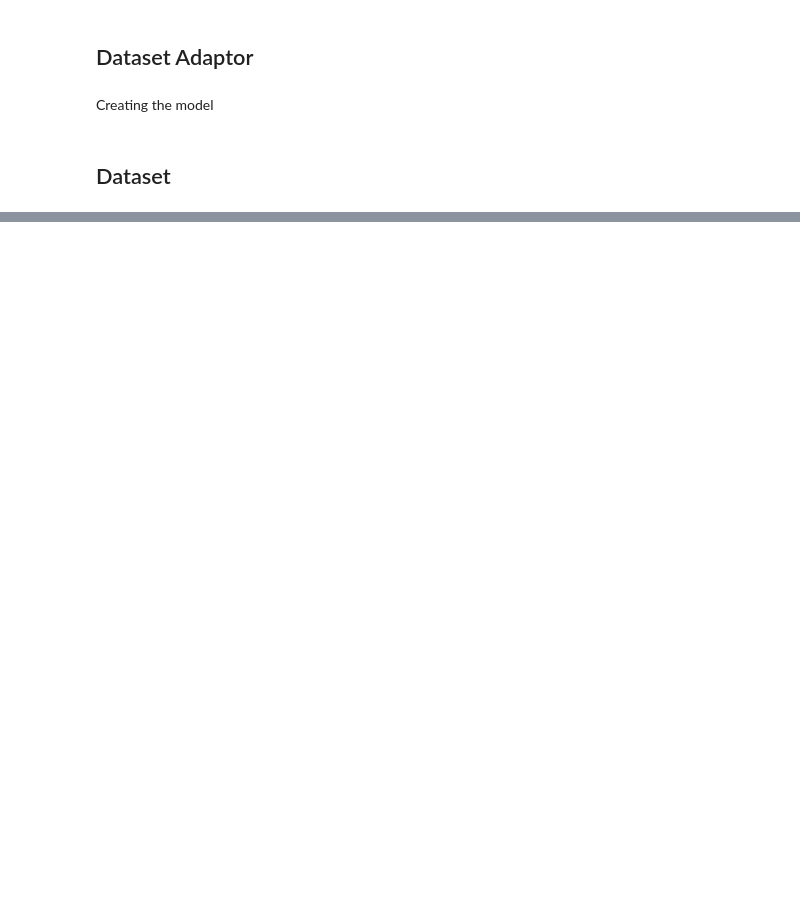
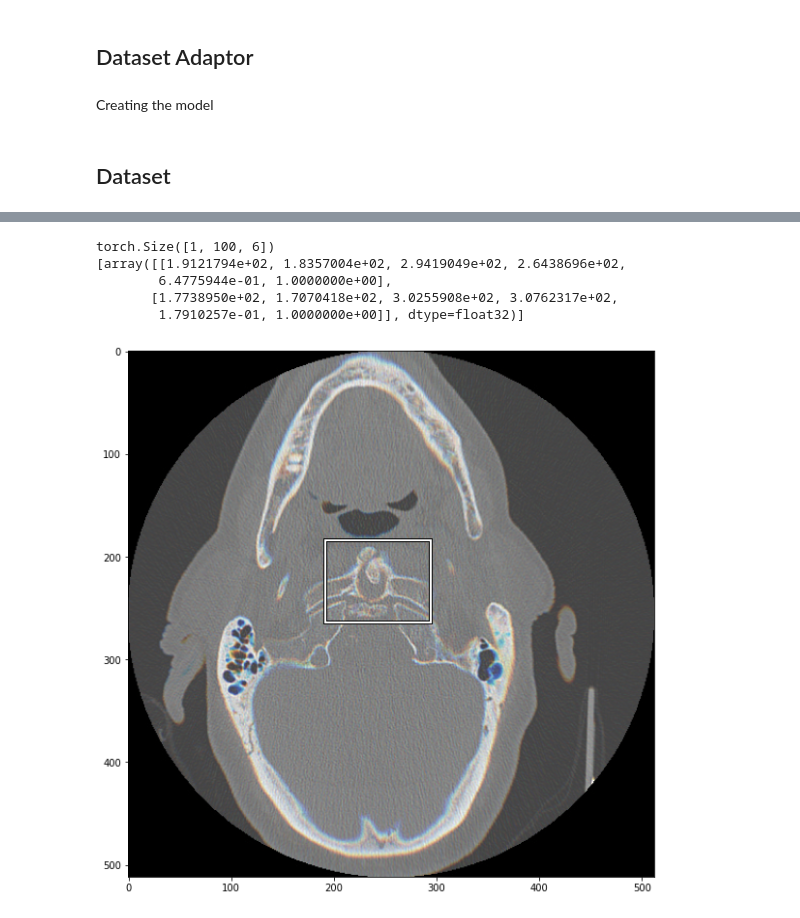
Before and after one commit to ghty011/cervical_spine, a Jupyter notebook: train/train_effdet_for_axial_bbox.ipynb, the cells around one changed output, grey strips where cells are left out. Drawn from its saved outputs; the diff is of its cells as text; code cells hidden in the pictures; blank space fills up the shorter version.

```diff
--- a/train/train_effdet_for_axial_bbox.ipynb
+++ b/train/train_effdet_for_axial_bbox.ipynb
@@ -345,0 +365,19 @@ RuntimeError: view size is not compatible with input tensor's size and stride (a
+# %%
+train_iter = tqdm(train_loader)
+model.train()
+for (images, anns, _, _) in train_iter:
+    images = images.to(device)
+    anns = {
+        'bbox' : [tensor.to(device) for tensor in anns['bbox']],
+        'cls' : [tensor.to(device) for tensor in anns['cls']],
+        'img_size' : anns['img_size'].to(device),
+        'img_scale' : anns['img_scale'].to(device)
+    }
+    losses = model(images, anns)
+    loss = losses['loss']
+
+    optimizer.zero_grad()
+    loss.backward()
+    optimizer.step()
+
+    train_iter.set_description(f'loss {loss.item():.4f}')
@@ -345,0 +386,32 @@ RuntimeError: view size is not compatible with input tensor's size and stride (a
+# %%
+pred_model = DetBenchPredict(model.model).to(device)
+# %%
+pred_transform = A.Compose(
+        [
+            A.Resize(height=512, width=512, p=1),
+            A.Normalize(0.5, 0.5),
+            ToTensorV2(p=1),
+        ])
+
+with torch.no_grad():
+
+    UID = '1.2.826.0.1.3680043.10204'
+    slice = 77
+    r = Image.open(os.path.join(IMAGES_DIR, UID, f"{slice-1}.jpeg"))
+    g = Image.open(os.path.join(IMAGES_DIR, UID, f"{slice-0}.jpeg"))
+    b = Image.open(os.path.join(IMAGES_DIR, UID, f"{slice+1}.jpeg"))
+    img = Image.merge('RGB', (r, g, b))
+    image = np.array(img, dtype=np.float32)
+    image_tensor = pred_transform(image=image)["image"].unsqueeze(0).to(device)
+
+    pred = pred_model(image_tensor)
+    print(pred.shape)
+    print([pred[0, :2, :].detach().cpu().numpy()])
+    show_image(img, [pred[0, 0, :4].detach().cpu().numpy()])
+# %% [output]
+torch.Size([1, 100, 6])
+[array([[1.9121794e+02, 1.8357004e+02, 2.9419049e+02, 2.6438696e+02,
+        6.4775944e-01, 1.0000000e+00],
+       [1.7738950e+02, 1.7070418e+02, 3.0255908e+02, 3.0762317e+02,
+        1.7910257e-01, 1.0000000e+00]], dtype=float32)]
+[figure, added]
```
Also changed, not shown: parts of 10 cells of this notebook, 1 other file.
